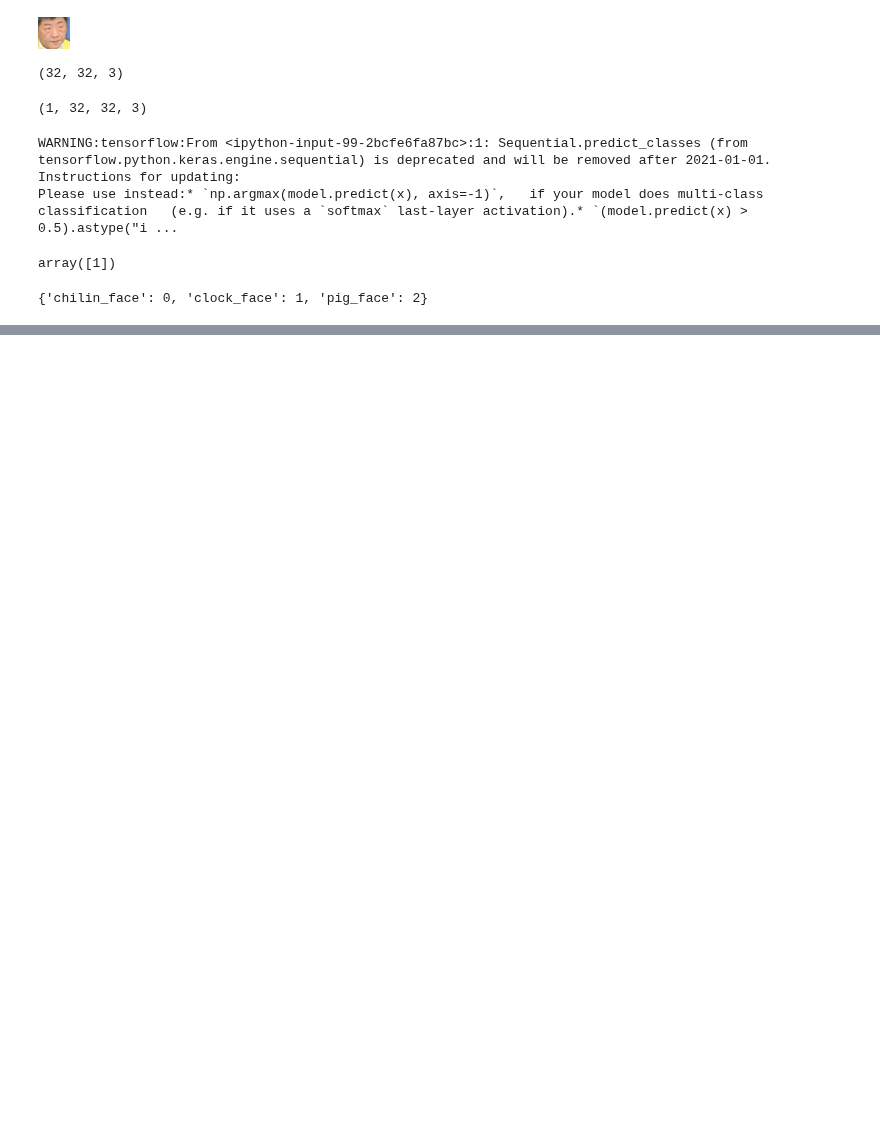
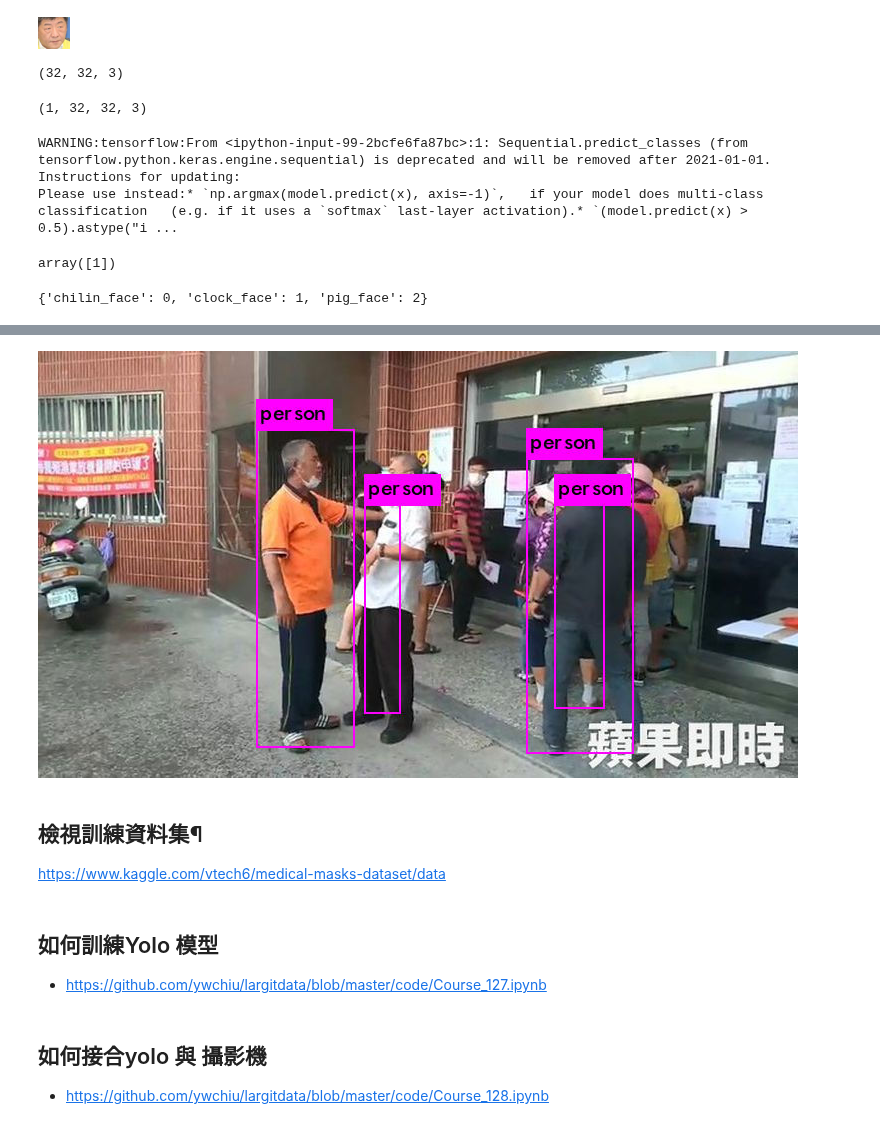
Before and after one commit to ywchiu/taipeifubon, a Jupyter notebook: Demo20200511.ipynb, the cells around one changed output, grey strips where cells are left out. Drawn from its saved outputs; the diff is of its cells as text; code cells hidden in the pictures; blank space fills up the shorter version.

```diff
--- a/Demo20200511.ipynb
+++ b/Demo20200511.ipynb
@@ -416,0 +574,15 @@ training_set.class_indices
+# %%
+
+from PIL import Image
+Image.open('darknet/predictions.jpg')
+# %% [output]
+[figure, added]
+# %% [markdown]
+## 檢視訓練資料集¶
+https://www.kaggle.com/vtech6/medical-masks-dataset/data
+# %% [markdown]
+## 如何訓練Yolo 模型
+- https://github.com/ywchiu/largitdata/blob/master/code/Course_127.ipynb
+# %% [markdown]
+## 如何接合yolo 與 攝影機
+- https://github.com/ywchiu/largitdata/blob/master/code/Course_128.ipynb
```
Also changed, not shown: parts of 20 cells of this notebook.
